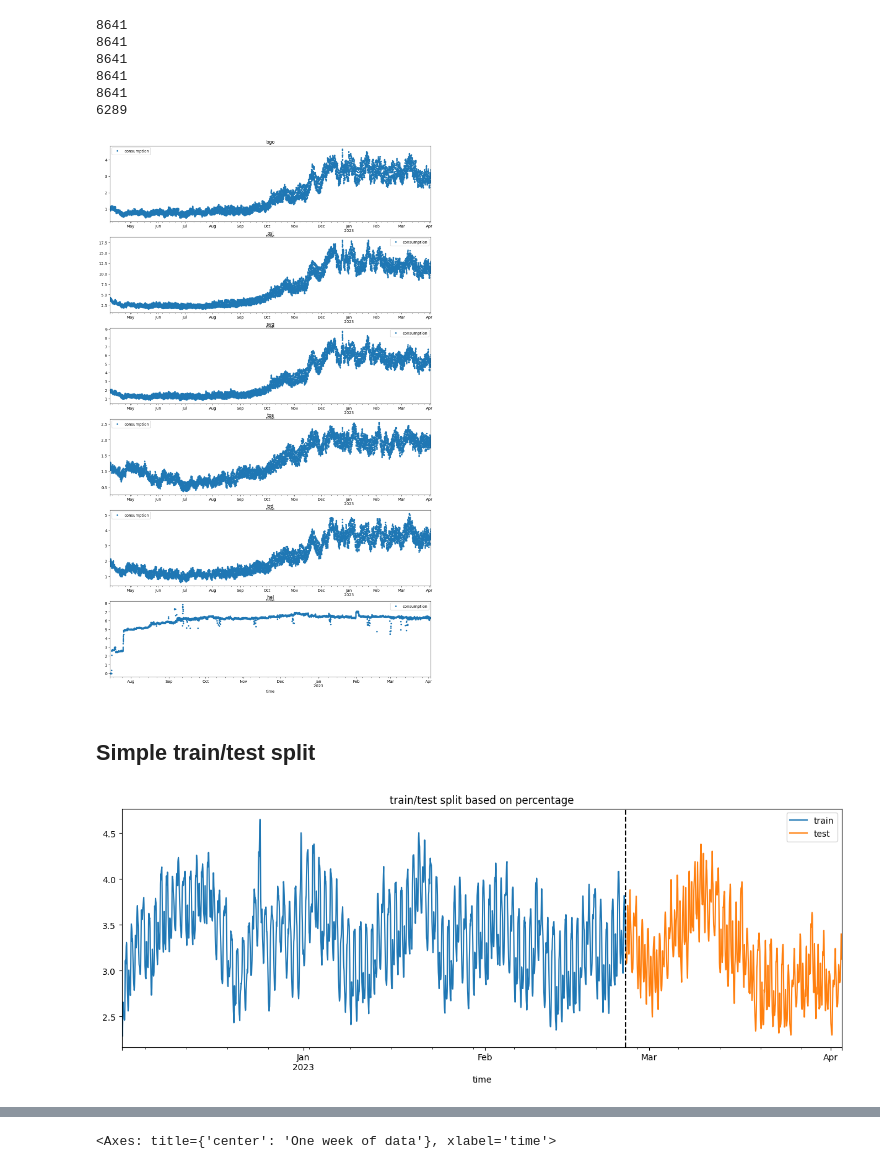
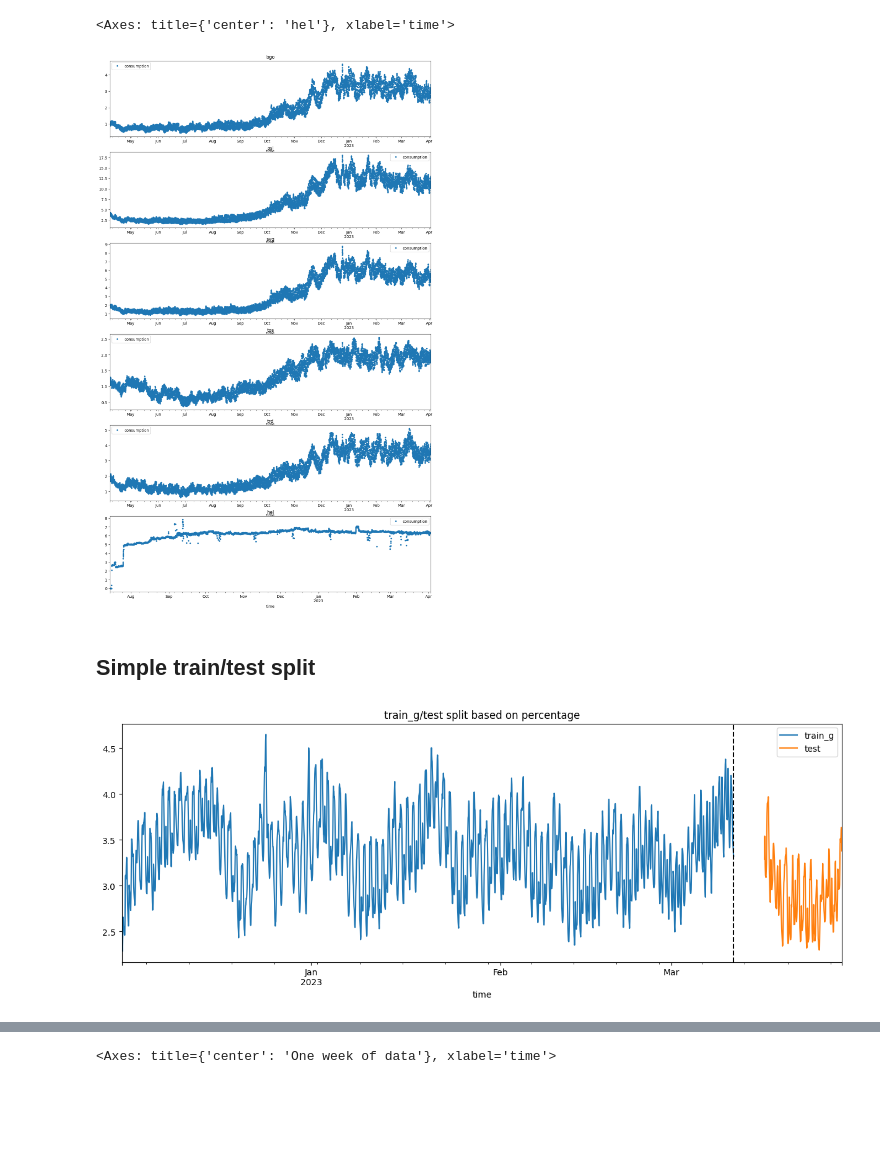
Before and after one commit to elibir/tdt4259-group75, a Jupyter notebook: xgboost_cv.ipynb, the cells around one changed output, grey strips where cells are left out. Saved outputs shown, nothing was run; the diff lists cells and outputs as text; code cells hidden in the pictures; blank space fills up the shorter version.

```diff
--- a/xgboost_cv.ipynb
+++ b/xgboost_cv.ipynb
@@ -29,36 +29,55 @@ svg[["consumption",]].plot(ax=axs[2], title="svg", style=".")
 tos[["consumption", ]].plot(ax=axs[3], title="tos", style=".")
 trd[["consumption",]].plot(ax=axs[4], title="trd", style=".")
 hel[["consumption", ]].plot(ax=axs[5], title="hel", style=".")
-
-for df in locations:
-    print(df.shape[0])
 # %% [output]
-8641
-8641
-8641
-8641
-8641
-6289
+<Axes: title={'center': 'hel'}, xlabel='time'>
 [figure]
 # %% [markdown]
 ## Simple train/test split
+# %%
+def create_features(df):
+    """
+    Create time series features based on time series index.
+    """
+    df = df.copy()
+    df['hour'] = df.index.hour
+    df['dayofweek'] = df.index.dayofweek
+    df['quarter'] = df.index.quarter
+    df['month'] = df.index.month
+    df['year'] = df.index.year
+    df['dayofyear'] = df.index.dayofyear
+    df['dayofmonth'] = df.index.day
+    df['weekofyear'] = df.index.isocalendar().week
+
+    # Creating daily lag features for up to 3 days
+    for lag in range(24, 24*3+1, 24):
+        df['lag_daily_' + str((lag))] = df['consumption'].shift(lag)
+    # Rolling standard deviation
+    df['rolling_std_1d'] = df['consumption'].rolling(window=24).std()
+
+    # create lagged target
+    df["lagged_consumption"] = df["consumption"].shift(-120)
+    df.dropna(subset=['lagged_consumption'],inplace=True)
+    return df
 # %%
 # only use 2023 data
 bgo = bgo.query('time > "12-2022"')
+bgo = create_features(bgo)
 
 # Determine the split point
-split_idx = int(len(bgo) * 0.7)
+split_idx = int(len(bgo) * 0.85)
 
 # Split the data
-train = bgo.iloc[:split_idx]
-test = bgo.iloc[split_idx:]
+train_g = bgo.iloc[:split_idx]
+test_split_idx = split_idx + 24*5
+test = bgo.iloc[test_split_idx:]
 
 # Plot the data
 fig, ax = plt.subplots(figsize=(15,5))
-train["consumption"].plot(ax=ax, label="train", title="train/test split based on percentage")
+train_g["consumption"].plot(ax=ax, label="train_g", title="train_g/test split based on percentage")
 test["consumption"].plot(ax=ax, label="test")
-ax.axvline(train.index[-1], color="black", ls="--")
-ax.legend(["train", "test"])
+ax.axvline(train_g.index[-1], color="black", ls="--")
+ax.legend(["train_g", "test"])
 plt.show()
 # %% [output]
-[figure, old version]
+[figure, new version]
```
Also changed, not shown: parts of 20 cells of this notebook, 1 other file.
